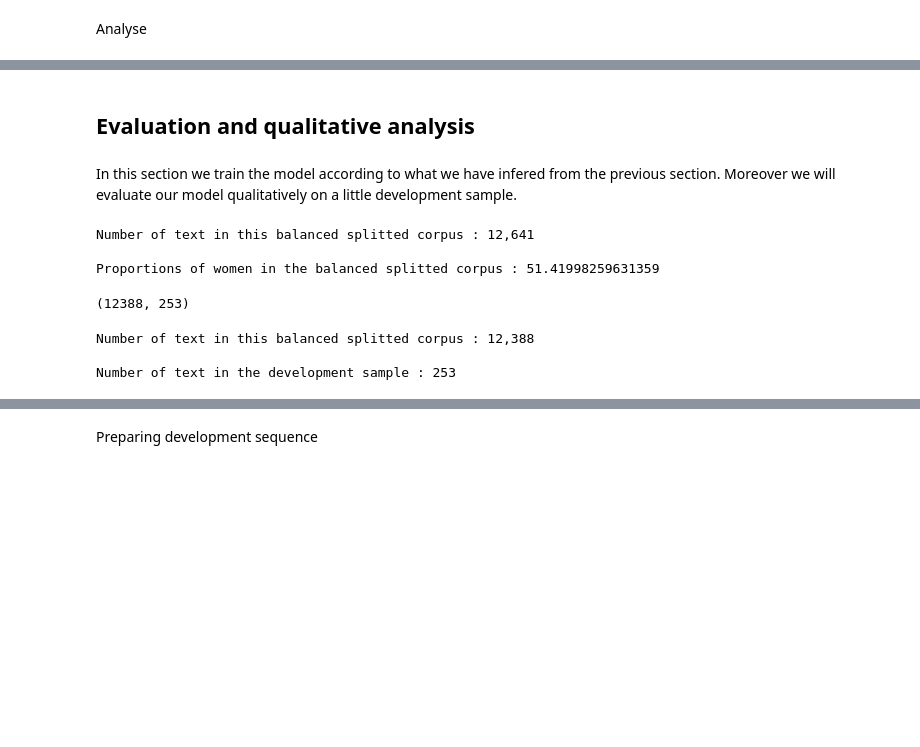
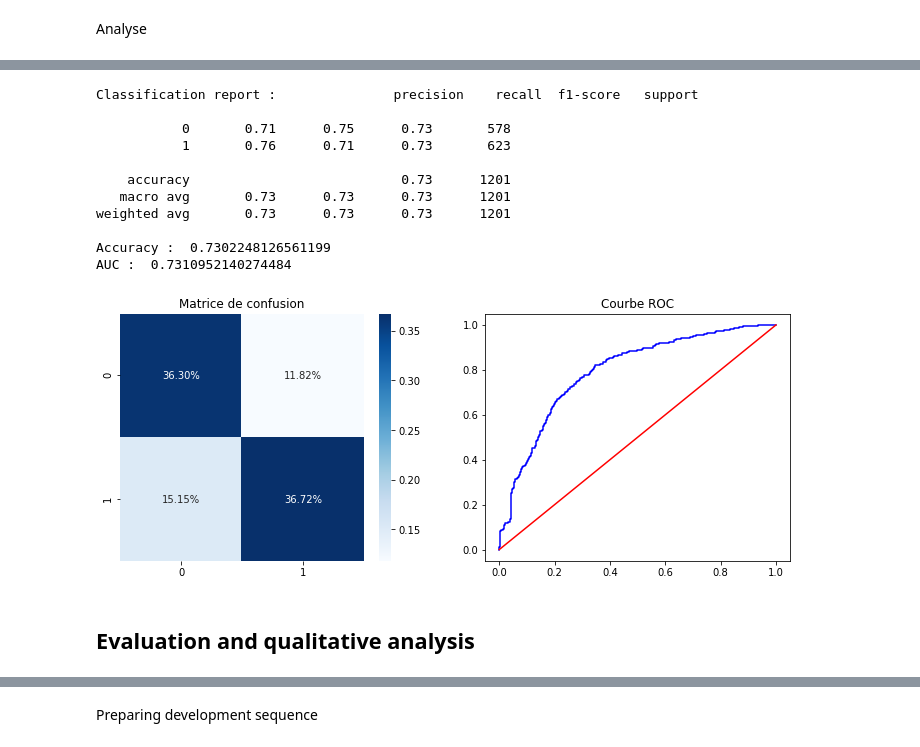
Before and after one commit to cerezamo/NLP_brouillon, a Jupyter notebook: Camembert_v2.ipynb, the cells around one changed output, grey strips where cells are left out. Saved outputs shown, nothing was run; the diff lists cells and outputs as text; code cells hidden in the pictures; blank space fills up the shorter version.

```diff
--- a/Camembert_v2.ipynb
+++ b/Camembert_v2.ipynb
@@ -764,0 +772,2 @@ Analyse
+# %%
+train_loader_balanced_split, val_loader_balanced_split = prepare_to_feed(df_balanced_split,length=500,batch_size_value=2,length_train=0.9)
@@ -765,27 +918,48 @@ Analyse
+# %%
+def model_report(pred,label,logits):
+    """
+        Input :
+            model : Algorithme de sklearn avec les paramètres choisit ou par défaut
+            X_train,X_test,y_train,y_test : dataset découpé à l'aide de train_test_split
+        Output :
+            Classification_report + Confusion_matrix + ROC_curve + (si possible feature importance)
+    """
+    #from sklearn
+    import seaborn as sns
+    import matplotlib.pyplot as plt
+    from sklearn.metrics import confusion_matrix, classification_report, accuracy_score, roc_auc_score, roc_curve
+    logits = [el[1] for el in total_logits]
+    pred = [i for i in total_pred]
+    label = [i for i in total_label]
+    print ("Classification report :",classification_report(label,pred))
+    print ("Accuracy : ",accuracy_score(label,pred))
+    cm = confusion_matrix(label,pred)
+    ROC = roc_auc_score(label,pred)
+    print ("AUC : ",ROC)
+    fpr,tpr,thresholds = roc_curve(label,logits)
+    plt.figure(figsize=(12,10))
+    plt.subplot(221)
+    sns.heatmap(cm/np.sum(cm), annot=True,
+            fmt='.2%', cmap='Blues').set_title('Matrice de confusion')
+    plt.subplot(222)
+    plt.plot(fpr, tpr, 'b', label = 'AUC = %0.2f' % ROC)
+    plt.plot([0,1],[0,1],color='red')
+    plt.title('Courbe ROC')
+    plt.show()
+# %%
+model_report(total_pred,total_label,logits)
+# %% [output]
+Classification report :               precision    recall  f1-score   support
+
+           0       0.71      0.75      0.73       578
+           1       0.76      0.71      0.73       623
+
+    accuracy                           0.73      1201
+   macro avg       0.73      0.73      0.73      1201
+weighted avg       0.73      0.73      0.73      1201
+
+Accuracy :  0.7302248126561199
+AUC :  0.7310952140274484
+[figure, added]
 # %% [markdown]
 ## Evaluation and qualitative analysis
-# %% [markdown]
-In this section we train the model according to what we have infered from the previous section. Moreover we will evaluate our model qualitatively on a little development sample.
-# %%
-df_eval=balanced_splitted(df,seed_val=2020,frac_val=1)
-# %% [output]
-Number of text in this balanced splitted corpus : 12,641
-
-Proportions of women in the balanced splitted corpus : 51.41998259631359
-# %%
-len_train = round(0.98*len(df_eval))
-len_dev = len(df_eval) - len_train
-len_train, len_dev
-# %% [output]
-(12388, 253)
-# %%
-df_balanced_split= df_eval[0:len_train]
-dev_balanced_split=df_eval[len_train:len(df_eval)]
-
-# Report the number of speeches in the corpus.
-print('Number of text in this balanced splitted corpus : {:,}\n'.format(df_balanced_split.shape[0]))
-print('Number of text in the development sample : {:,}\n'.format(dev_balanced_split.shape[0]))
-# %% [output]
-Number of text in this balanced splitted corpus : 12,388
-
-Number of text in the development sample : 253
```
Also changed, not shown: parts of 41 cells of this notebook.
